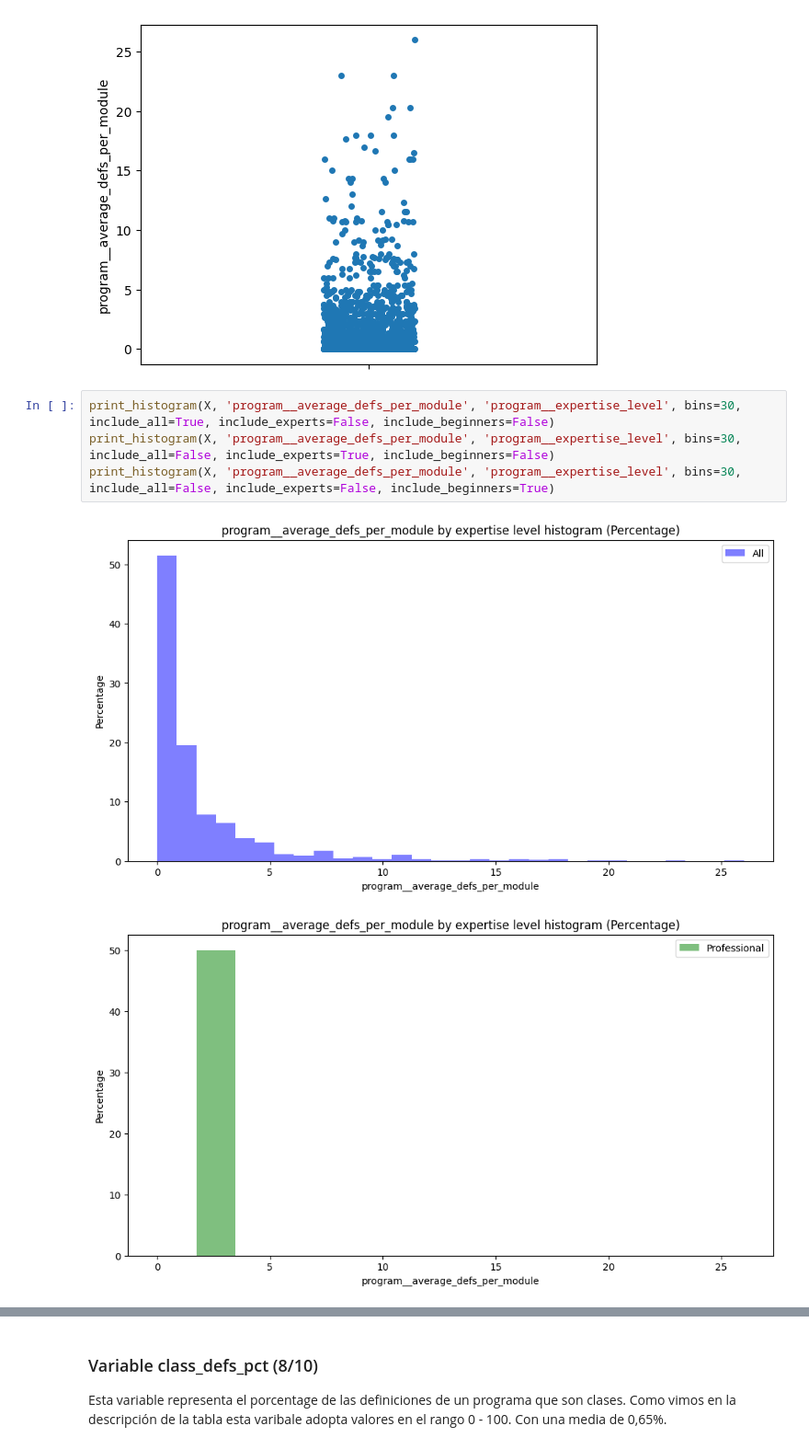
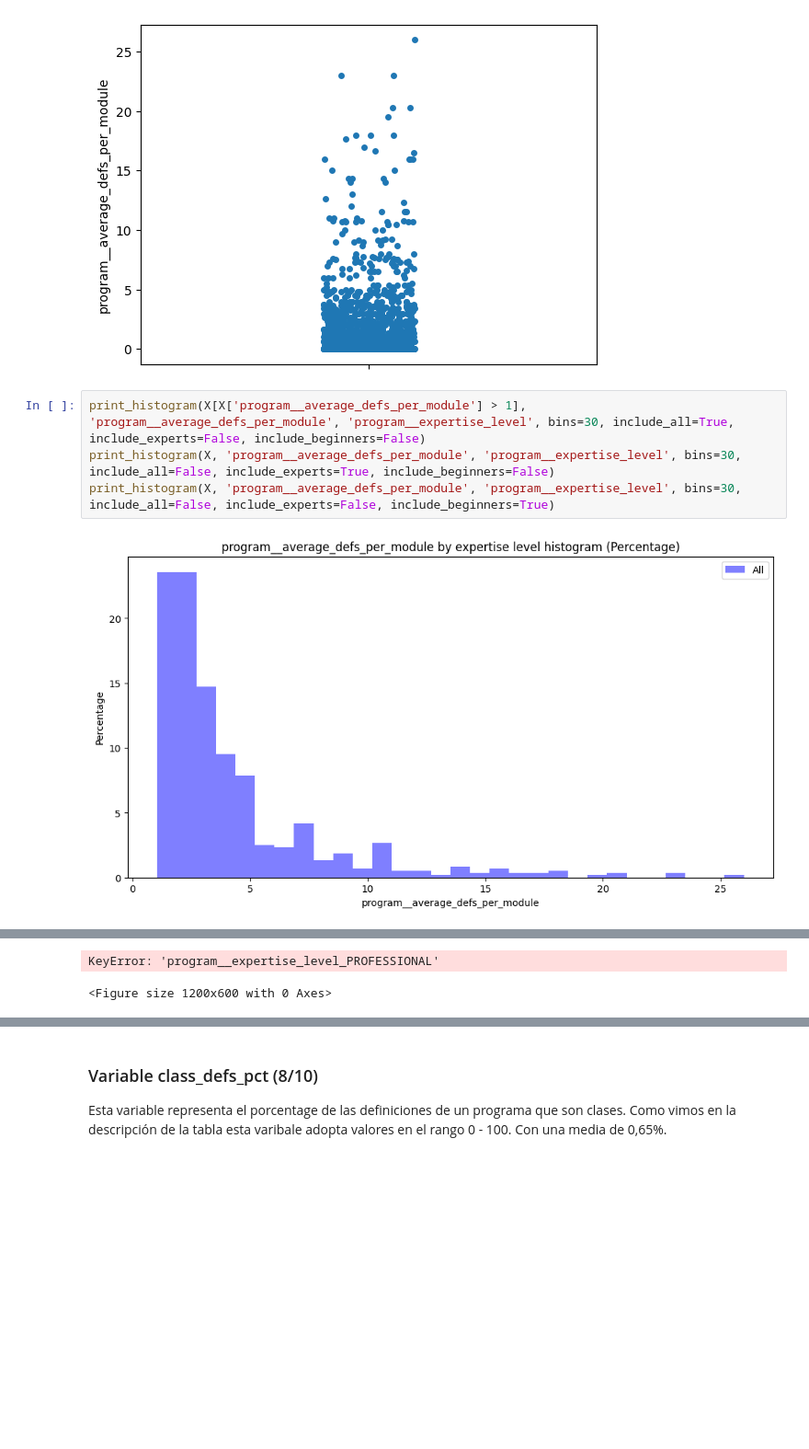
Before and after one commit to UO284262/PythonSourceCodeAnalysis, a Jupyter notebook: notebooks/01_programs.ipynb, the cells around one changed output, grey strips where cells are left out. Shown at 92% size. Drawn from its saved outputs; the diff is of its cells as text; blank space fills up the shorter version.

```diff
--- a/notebooks/01_programs.ipynb
+++ b/notebooks/01_programs.ipynb
@@ -520,9 +451,8 @@ sns.stripplot(X['program__average_defs_per_module'])
 <Axes: ylabel='program__average_defs_per_module'>
 [figure]
 # %%
-print_histogram(X, 'program__average_defs_per_module', 'program__expertise_level', bins=30, include_all=True, include_experts=False, include_beginners=False)
+print_histogram(X[X['program__average_defs_per_module'] > 1], 'program__average_defs_per_module', 'program__expertise_level', bins=30, include_all=True, include_experts=False, include_beginners=False)
 print_histogram(X, 'program__average_defs_per_module', 'program__expertise_level', bins=30, include_all=False, include_experts=True, include_beginners=False)
 print_histogram(X, 'program__average_defs_per_module', 'program__expertise_level', bins=30, include_all=False, include_experts=False, include_beginners=True)
 # %% [output]
-[figure, old version]
+[figure, new version]
-[figure, removed]
@@ -530 +459,3 @@ print_histogram(X, 'program__average_defs_per_module', 'program__expertise_level
+KeyError: 'program__expertise_level_PROFESSIONAL'
+<Figure size 1200x600 with 0 Axes>
 # %%
```
Also changed, not shown: parts of 14 cells of this notebook, 3 other files.
